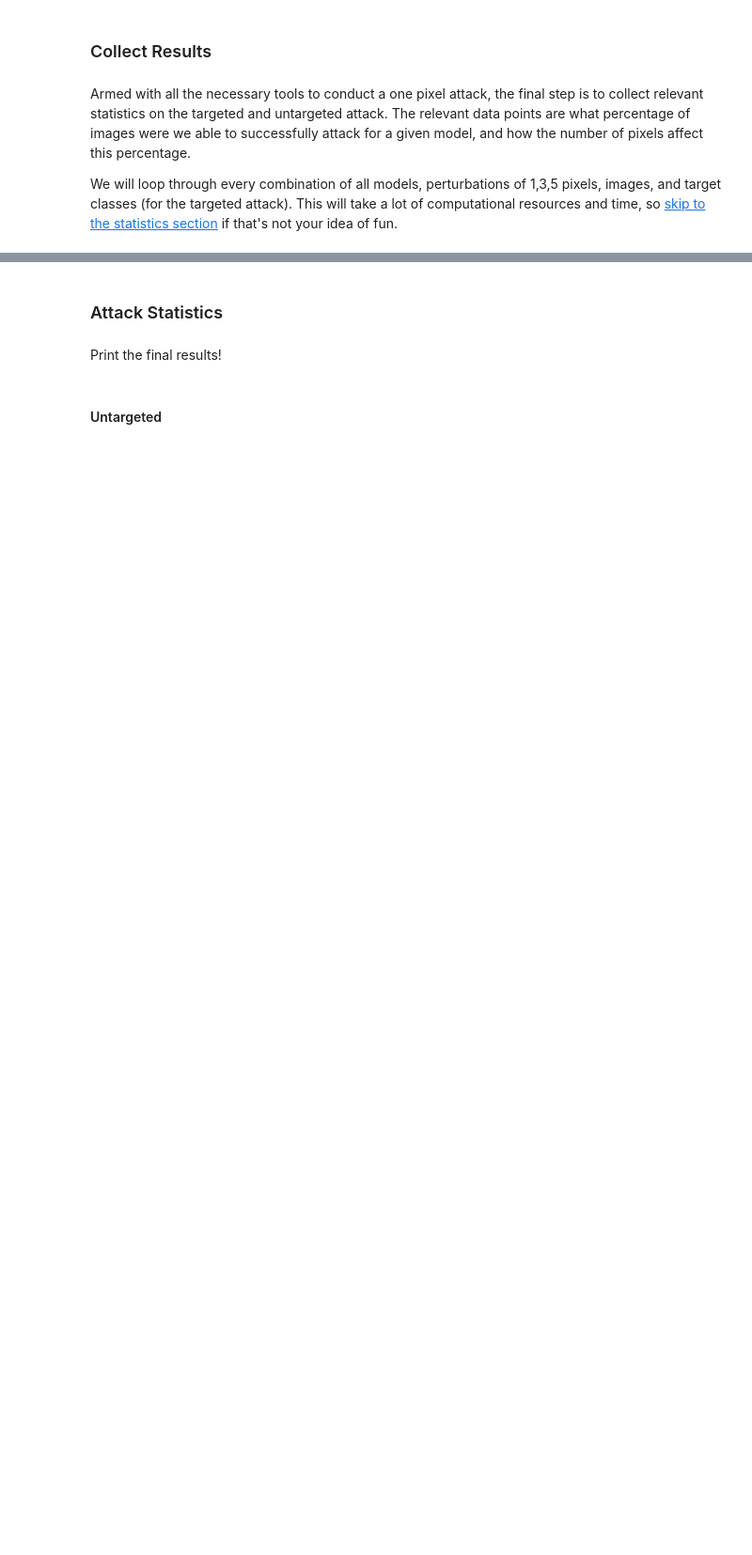
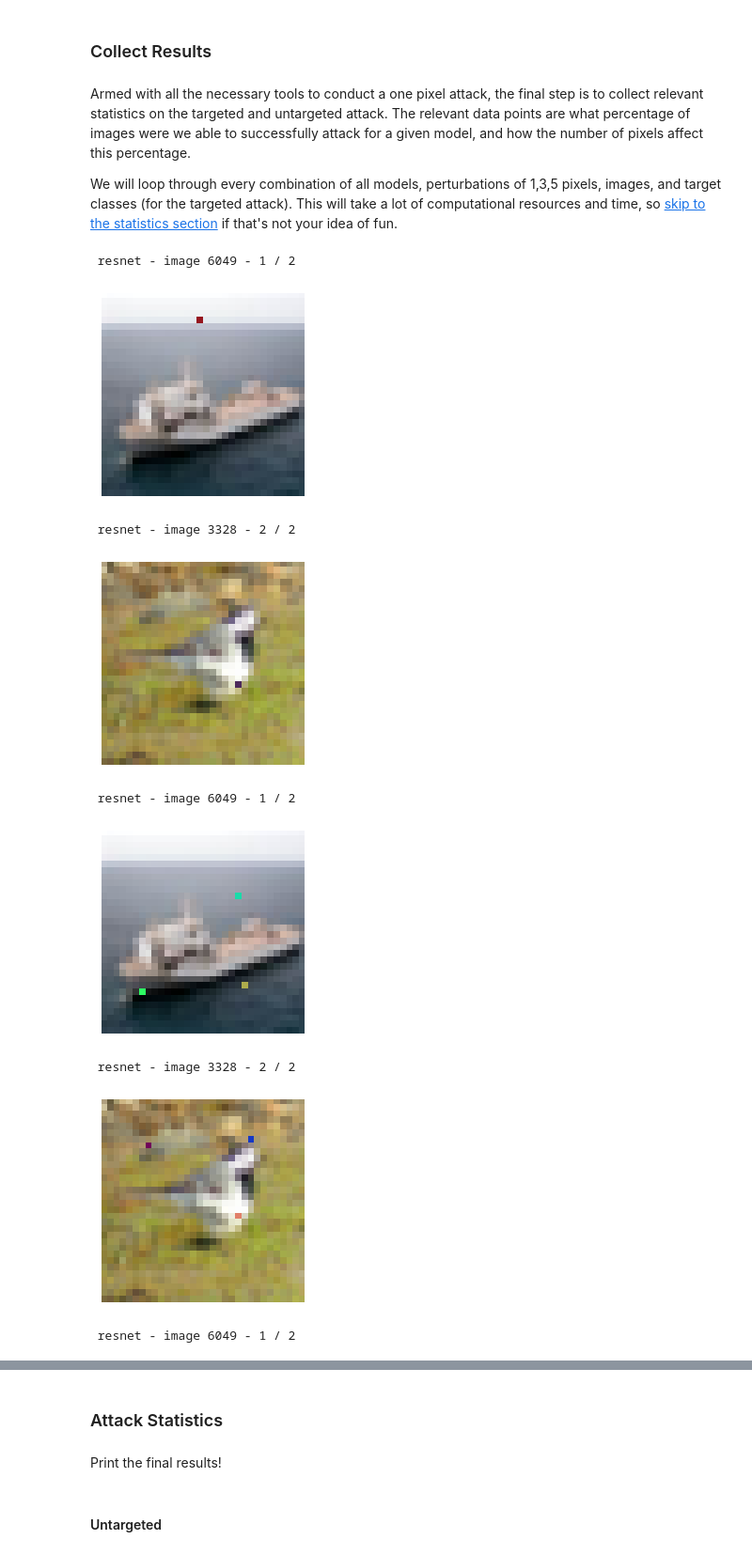
Before and after one commit to tsm55555/one-pixel-attack-keras, a Jupyter notebook: 1_one-pixel-attack-cifar10.ipynb, the cells around one changed output, grey strips where cells are left out. Shown at 94% size. Cells and saved outputs as stored; diff of their text form; code cells hidden in the pictures; blank space fills up the shorter version.

```diff
--- a/1_one-pixel-attack-cifar10.ipynb
+++ b/1_one-pixel-attack-cifar10.ipynb
@@ -392,7 +350,7 @@ Below we try to cause the `lenet` to classify an image of a `ship` as an `automo
 image_id = 108
 target_class = 1 # Integer in range 0-9
 pixels = 3
-model = lenet
+model = resnet
 
 print('Attacking with target', class_names[target_class])
 _ = attack(image_id, model, target_class, pixel_count=pixels, verbose=True)
@@ -449,4 +388,14 @@ def attack_all(models, samples=500, pixels=(1,3,5), targeted=False,
         helper.checkpoint(results, targeted)
     return results
 # %%
-untargeted = attack_all(models, samples=100, targeted=False)
+untargeted = attack_all(models, samples=2, targeted=False)
+# %% [output]
+ resnet - image 6049 - 1 / 2
+[figure, added]
+ resnet - image 3328 - 2 / 2
+[figure, added]
+ resnet - image 6049 - 1 / 2
+[figure, added]
+ resnet - image 3328 - 2 / 2
+[figure, added]
+ resnet - image 6049 - 1 / 2
```
Also changed, not shown: parts of 15 cells of this notebook, 48 other files.
